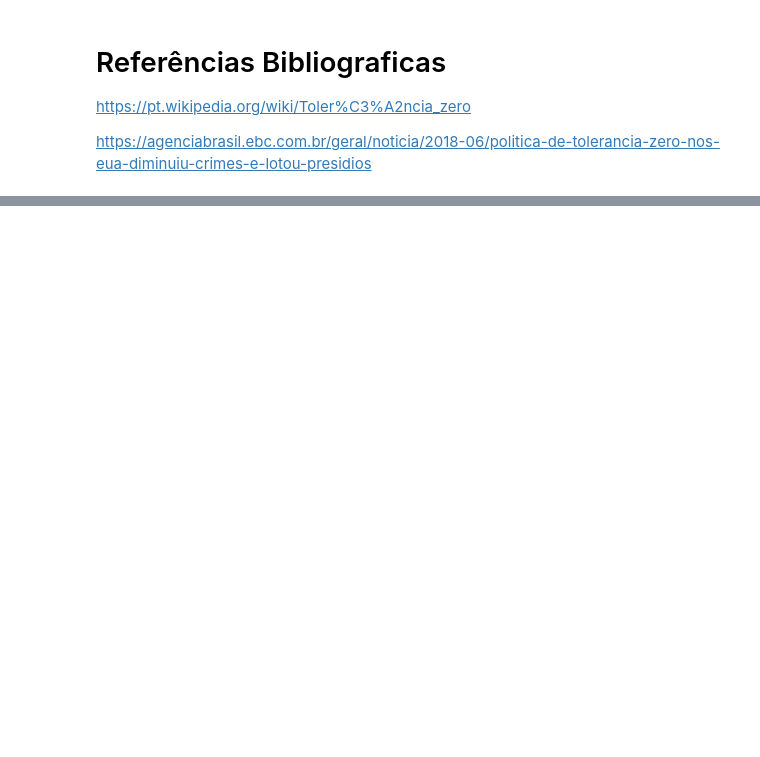
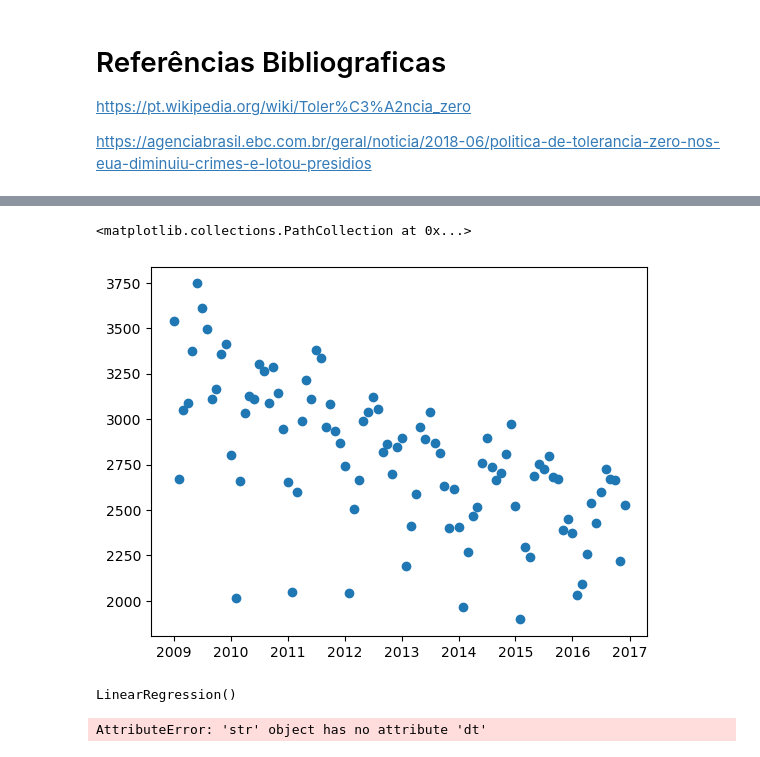
Before and after one commit to phrc19/Projeto-Integrador-III, a Jupyter notebook: C2_projeto_integrador_III.ipynb, the cells around one changed output, grey strips where cells are left out. Drawn from its saved outputs; the diff is of its cells as text; code cells hidden in the pictures; blank space fills up the shorter version.

```diff
--- a/C2_projeto_integrador_III.ipynb
+++ b/C2_projeto_integrador_III.ipynb
@@ -494,3 +494,6 @@ for crime in crimes:
 https://pt.wikipedia.org/wiki/Toler%C3%A2ncia_zero
 
 https://agenciabrasil.ebc.com.br/geral/noticia/2018-06/politica-de-tolerancia-zero-nos-eua-diminuiu-crimes-e-lotou-presidios
+# %%
+FiltroSem2017 = df_copia.loc[df_copia['date'].dt.year < 2017]
+FiltroSem2017
@@ -496,0 +514,4 @@ https://agenciabrasil.ebc.com.br/geral/noticia/2018-06/politica-de-tolerancia-ze
+# %%
+FiltroSem2017['mes_ano'] = FiltroSem2017['date'].dt.strftime('%m/%Y')
+FiltroSem2017['mes_ano'] = pd.to_datetime(FiltroSem2017['mes_ano'], format='%m/%Y')
+FiltroSem2017
@@ -496,0 +542,4 @@ https://agenciabrasil.ebc.com.br/geral/noticia/2018-06/politica-de-tolerancia-ze
+# %%
+CrimesMY = FiltroSem2017.groupby(FiltroSem2017['mes_ano'])['crime'].count()
+CrimesMY = CrimesMY.reset_index()
+CrimesMY
@@ -496,0 +560,32 @@ https://agenciabrasil.ebc.com.br/geral/noticia/2018-06/politica-de-tolerancia-ze
+# %%
+plt.scatter(CrimesMY['mes_ano'],CrimesMY['crime'])
+# %% [output]
+<matplotlib.collections.PathCollection at 0x...>
+[figure, added]
+# %%
+from sklearn.linear_model import LinearRegression
+
+# Supondo que você tenha um DataFrame chamado "dados" com as colunas "mês" e "quantidade de crimes"
+
+# Preparar os dados para a regressão linear
+X = CrimesMY['mes_ano'].values.reshape(-1, 1)  # Variável independente (mês)
+y = CrimesMY['crime'].values  # Variável dependente (quantidade de crimes)
+
+# Criar o objeto de regressão linear
+regressor = LinearRegression()
+
+# Ajustar o modelo aos dados
+regressor.fit(X, y)
+# %% [output]
+LinearRegression()
+# %%
+# Prever a quantidade de crimes para o ano de 2017
+ano_janeiro_2017 = '01/01/2017'  # Ano de janeiro de 2017
+ano_janeiro_2017.dt.strftime('%m/%Y')
+ano_janeiro_2017 = pd.to_datetime(ano_janeiro_2017, format='%m/%Y')
+quantidade_prevista = regressor.predict([[ano_janeiro_2017]])
+
+# Exibir a quantidade prevista de crimes para o ano de 2017
+print("Quantidade prevista de crimes para o ano de 2017:", quantidade_prevista)
+# %% [output]
+AttributeError: 'str' object has no attribute 'dt'
```
Also changed, not shown: parts of 10 cells of this notebook, 1 other file.
